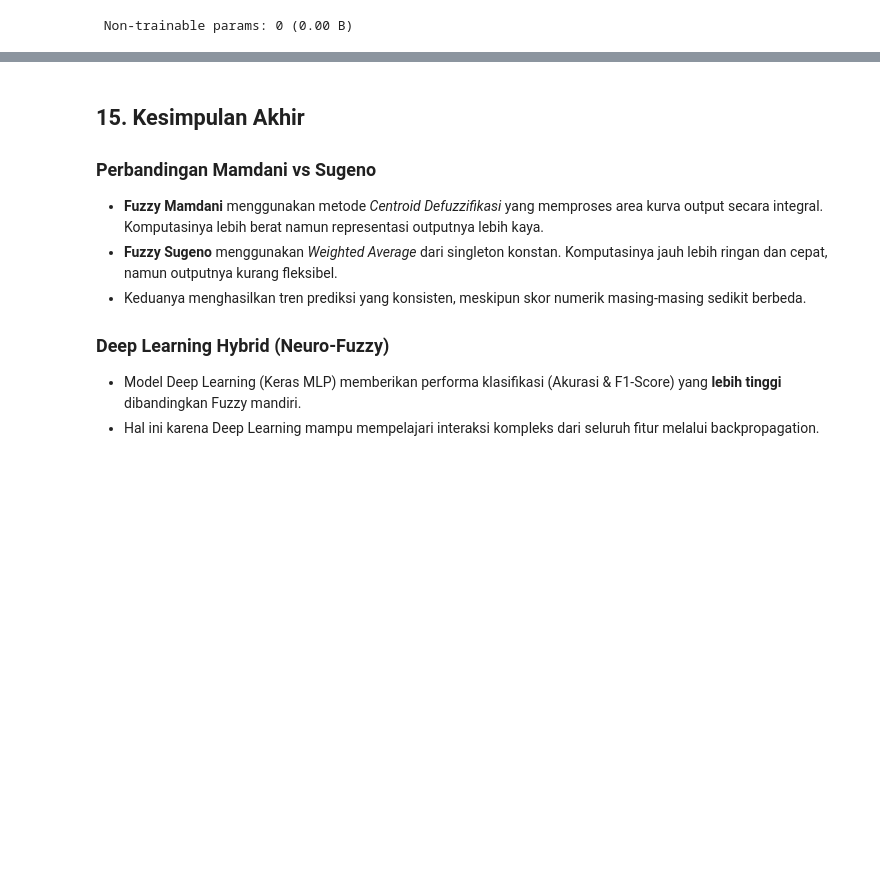
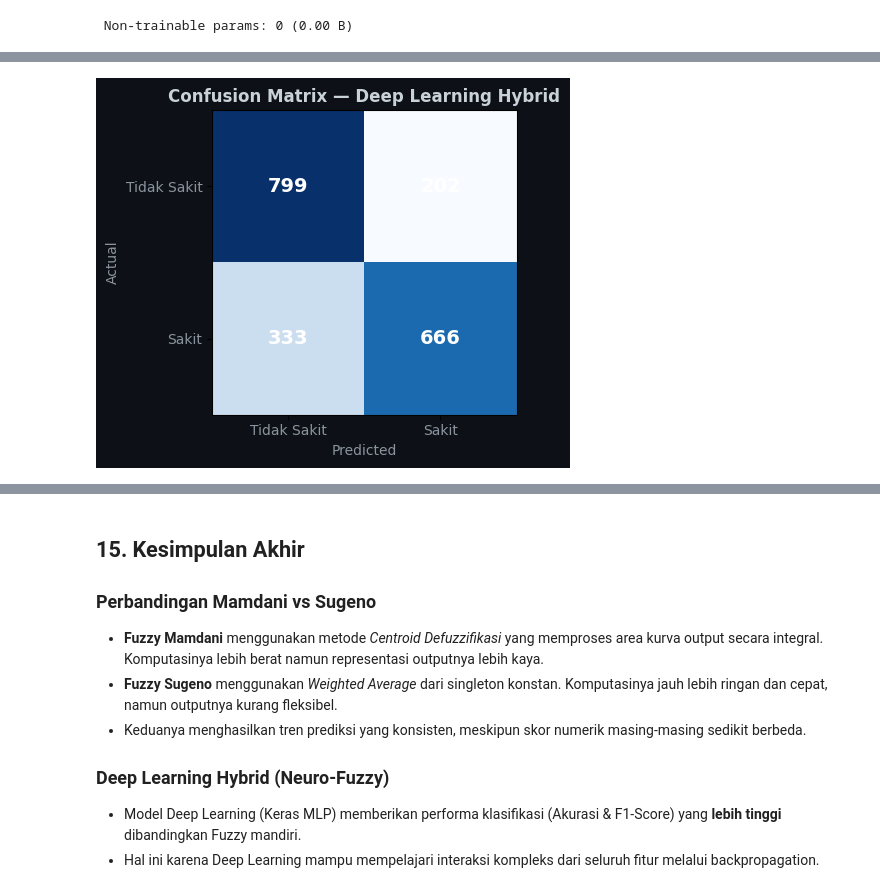
Before and after one commit to moch-firmansyahh/tugas-besar-dka, a Jupyter notebook: Tubes_dka.ipynb, the cells around one changed output, grey strips where cells are left out. Saved outputs shown, nothing was run; the diff lists cells and outputs as text; code cells hidden in the pictures; blank space fills up the shorter version.

```diff
--- a/Tubes_dka.ipynb
+++ b/Tubes_dka.ipynb
@@ -990,0 +1039,32 @@ weighted avg       0.72      0.71      0.71      1600
+# %%
+from sklearn.metrics import confusion_matrix
+import matplotlib.pyplot as plt
+
+BG   = '#0d1117'
+CARD = '#161b22'
+GRID = '#21262d'
+
+fig, ax = plt.subplots(figsize=(5, 4), facecolor=BG)
+ax.set_facecolor(CARD)
+
+cm = confusion_matrix(y_test, y_pred_dl)
+im = ax.imshow(cm, cmap='Blues')
+
+ax.set_title('Confusion Matrix — Deep Learning Hybrid', color='#c9d1d9', fontweight='bold')
+ax.set_xlabel('Predicted',  color='#8b949e')
+ax.set_ylabel('Actual',     color='#8b949e')
+ax.set_xticks([0, 1])
+ax.set_yticks([0, 1])
+ax.set_xticklabels(['Tidak Sakit', 'Sakit'], color='#8b949e')
+ax.set_yticklabels(['Tidak Sakit', 'Sakit'], color='#8b949e')
+
+for i in range(2):
+    for j in range(2):
+        ax.text(j, i, str(cm[i, j]),
+                ha='center', va='center',
+                color='#ffffff', fontsize=14, fontweight='bold')
+
+plt.tight_layout()
+plt.show()
+# %% [output]
+[figure, added]
```
Also changed, not shown: parts of 9 cells of this notebook, 3 other files.
